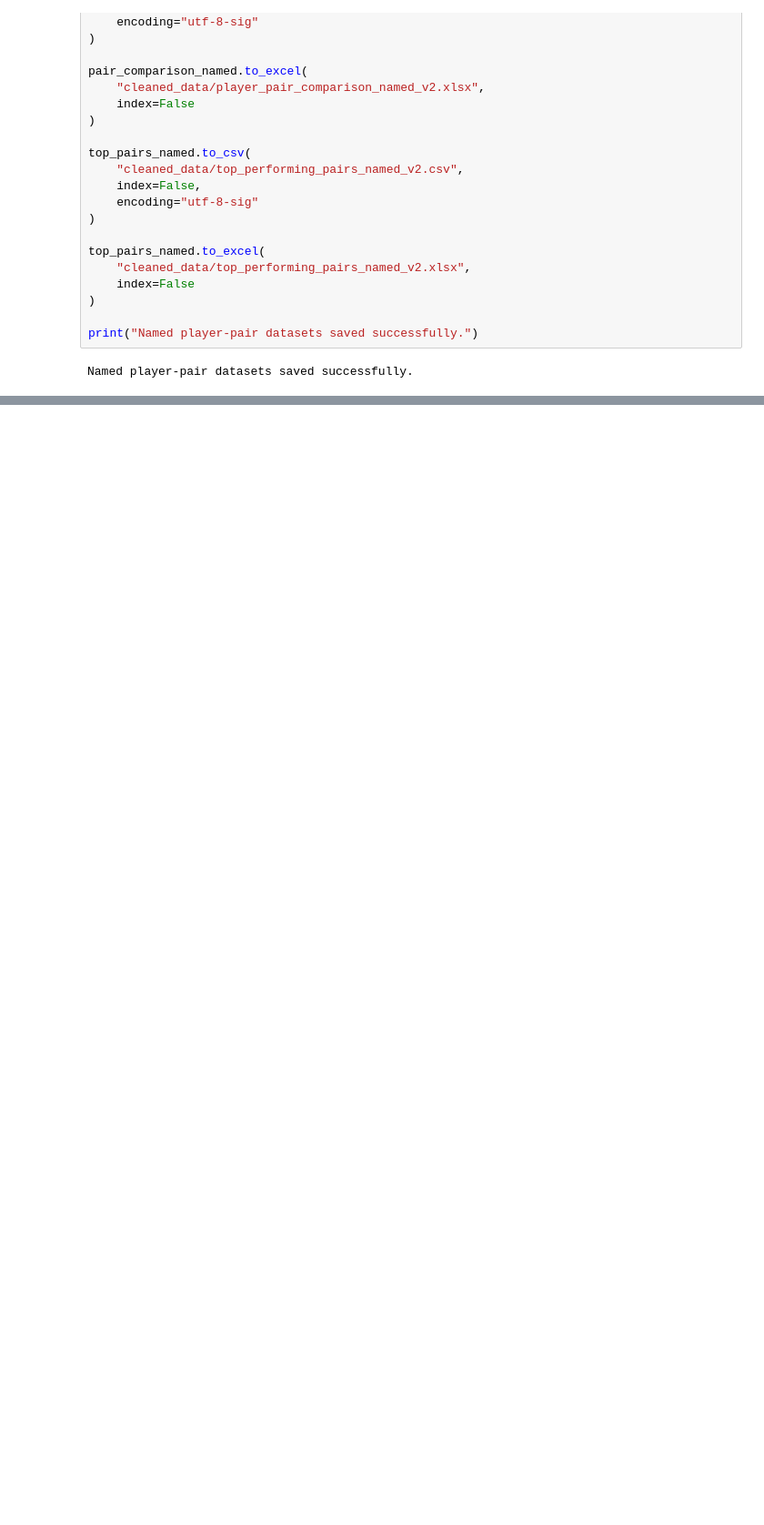
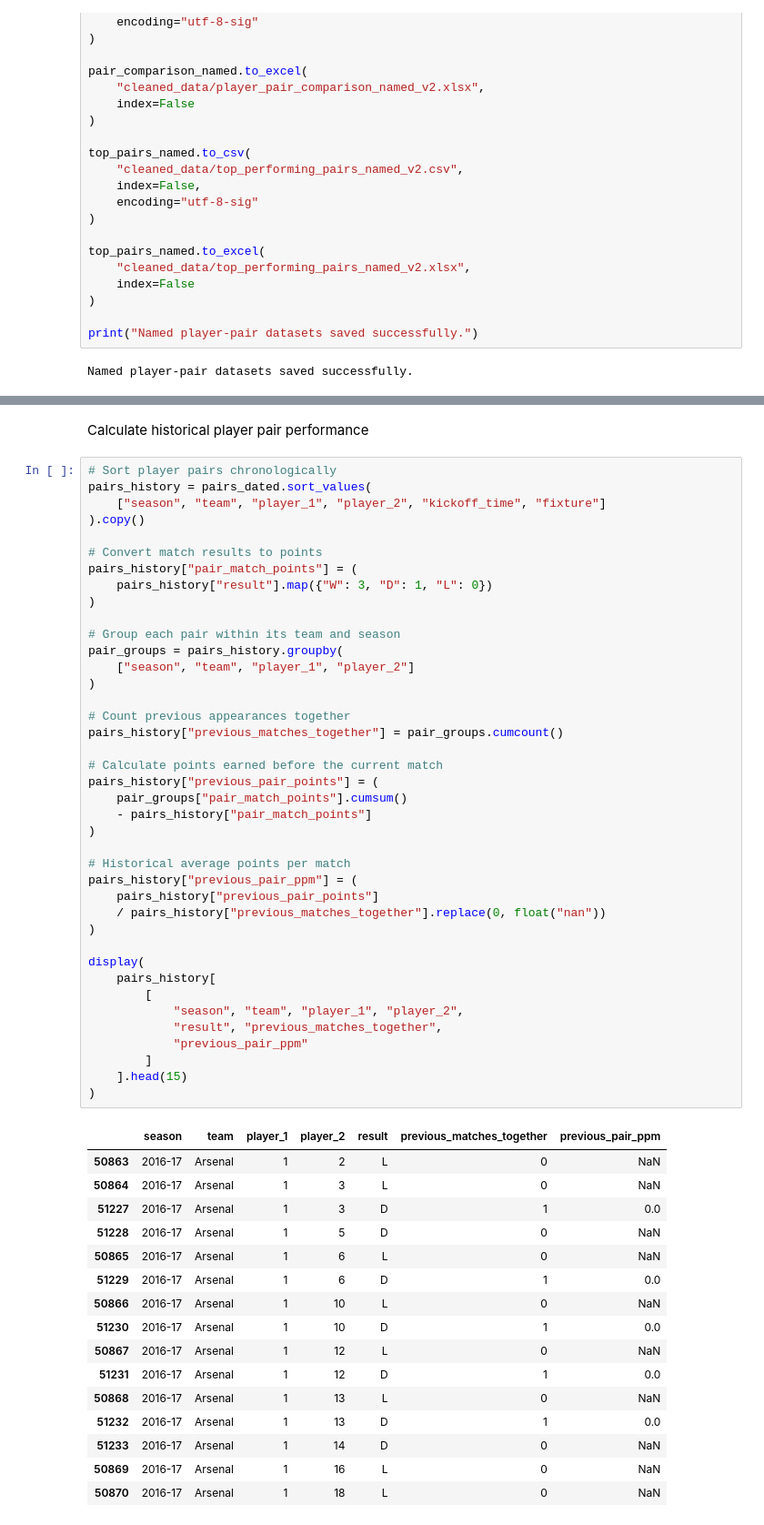
Before and after one commit to clellandjw/CMPT491_1, a Jupyter notebook: 491_2/combined_4.ipynb, the cells around one changed output, grey strips where cells are left out. Shown at 91% size. Saved outputs shown, nothing was run; the diff lists cells and outputs as text; blank space fills up the shorter version.

```diff
--- a/491_2/combined_4.ipynb
+++ b/491_2/combined_4.ipynb
@@ -1067,0 +2108,59 @@ Named player-pair datasets saved successfully.
+# %% [markdown]
+Calculate historical player pair performance
+# %%
+# Sort player pairs chronologically
+pairs_history = pairs_dated.sort_values(
+    ["season", "team", "player_1", "player_2", "kickoff_time", "fixture"]
+).copy()
+
+# Convert match results to points
+pairs_history["pair_match_points"] = (
+    pairs_history["result"].map({"W": 3, "D": 1, "L": 0})
+)
+
+# Group each pair within its team and season
+pair_groups = pairs_history.groupby(
+    ["season", "team", "player_1", "player_2"]
+)
+
+# Count previous appearances together
+pairs_history["previous_matches_together"] = pair_groups.cumcount()
+
+# Calculate points earned before the current match
+pairs_history["previous_pair_points"] = (
+    pair_groups["pair_match_points"].cumsum()
+    - pairs_history["pair_match_points"]
+)
+
+# Historical average points per match
+pairs_history["previous_pair_ppm"] = (
+    pairs_history["previous_pair_points"]
+    / pairs_history["previous_matches_together"].replace(0, float("nan"))
+)
+
+display(
+    pairs_history[
+        [
+            "season", "team", "player_1", "player_2",
+            "result", "previous_matches_together",
+            "previous_pair_ppm"
+        ]
+    ].head(15)
+)
+# %% [output]
+|  | season | team | player_1 | player_2 | result | previous_matches_together | previous_pair_ppm |
+| 50863 | 2016-17 | Arsenal | 1 | 2 | L | 0 | NaN |
+| 50864 | 2016-17 | Arsenal | 1 | 3 | L | 0 | NaN |
+| 51227 | 2016-17 | Arsenal | 1 | 3 | D | 1 | 0.0 |
+| 51228 | 2016-17 | Arsenal | 1 | 5 | D | 0 | NaN |
+| 50865 | 2016-17 | Arsenal | 1 | 6 | L | 0 | NaN |
+| 51229 | 2016-17 | Arsenal | 1 | 6 | D | 1 | 0.0 |
+| 50866 | 2016-17 | Arsenal | 1 | 10 | L | 0 | NaN |
+| 51230 | 2016-17 | Arsenal | 1 | 10 | D | 1 | 0.0 |
+| 50867 | 2016-17 | Arsenal | 1 | 12 | L | 0 | NaN |
+| 51231 | 2016-17 | Arsenal | 1 | 12 | D | 1 | 0.0 |
+| 50868 | 2016-17 | Arsenal | 1 | 13 | L | 0 | NaN |
+| 51232 | 2016-17 | Arsenal | 1 | 13 | D | 1 | 0.0 |
+| 51233 | 2016-17 | Arsenal | 1 | 14 | D | 0 | NaN |
+| 50869 | 2016-17 | Arsenal | 1 | 16 | L | 0 | NaN |
+| 50870 | 2016-17 | Arsenal | 1 | 18 | L | 0 | NaN |
```
Also changed, not shown: parts of 60 cells of this notebook, 4 other files.
